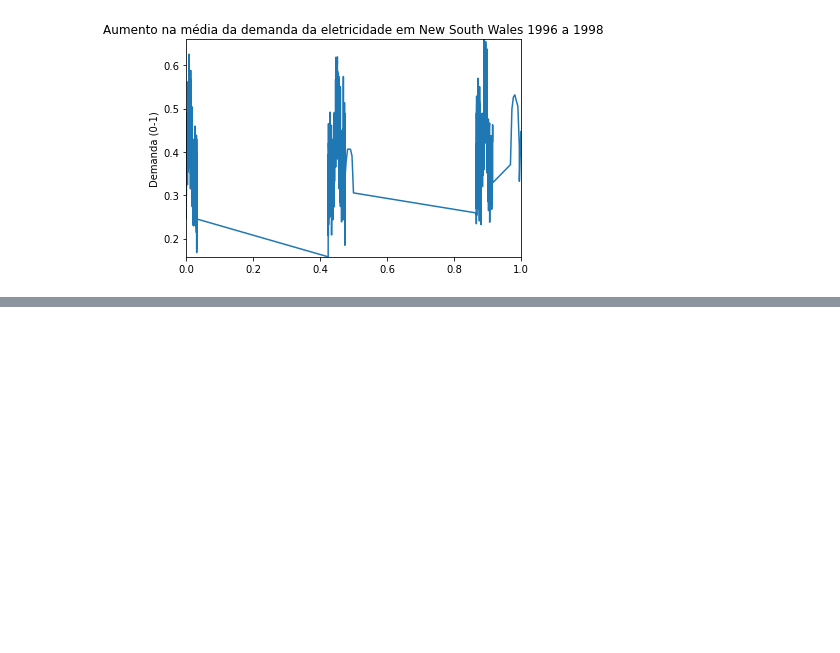
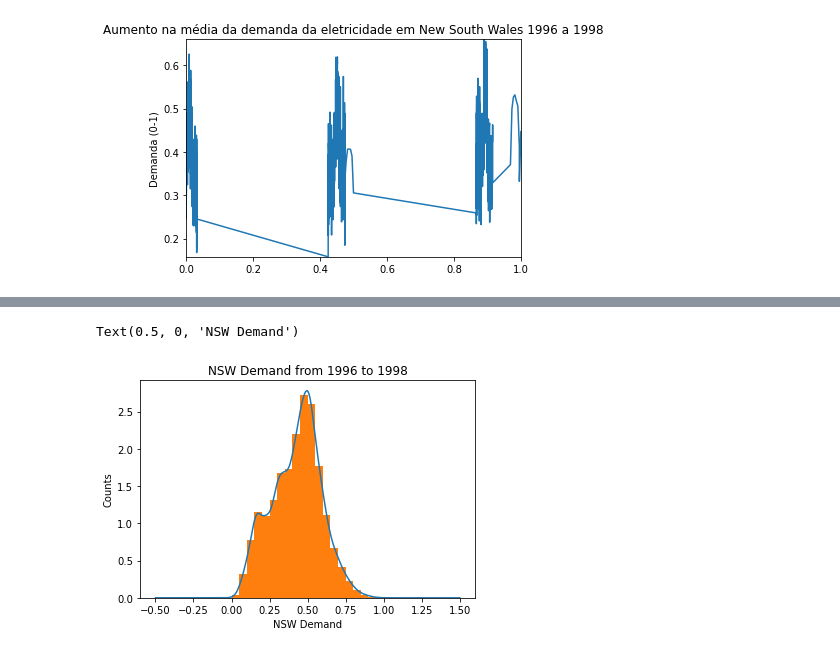
Before and after one commit to fernandops21/Case-Electricty, a Jupyter notebook: Case Electricity - Genial .ipynb, the cells around one changed output, grey strips where cells are left out. Saved outputs shown, nothing was run; the diff lists cells and outputs as text; code cells hidden in the pictures; blank space fills up the shorter version.

```diff
--- a/Case Electricity - Genial .ipynb
+++ b/Case Electricity - Genial .ipynb
@@ -47,0 +126,9 @@ plot(x, y2, ax, 'Aumento na média da demanda da eletricidade em New South Wales
+# %%
+fig, ax = plt.subplots()
+df.nswdemand.plot.kde(ax=ax, legend=False, title='NSW Demand from 1996 to 1998')
+df.nswdemand.plot.hist(density=True, ax=ax,bins=20)
+plt.ylabel('Counts')
+plt.xlabel('NSW Demand')
+# %% [output]
+Text(0.5, 0, 'NSW Demand')
+[figure, added]
```
Also changed, not shown: parts of 27 cells of this notebook.
